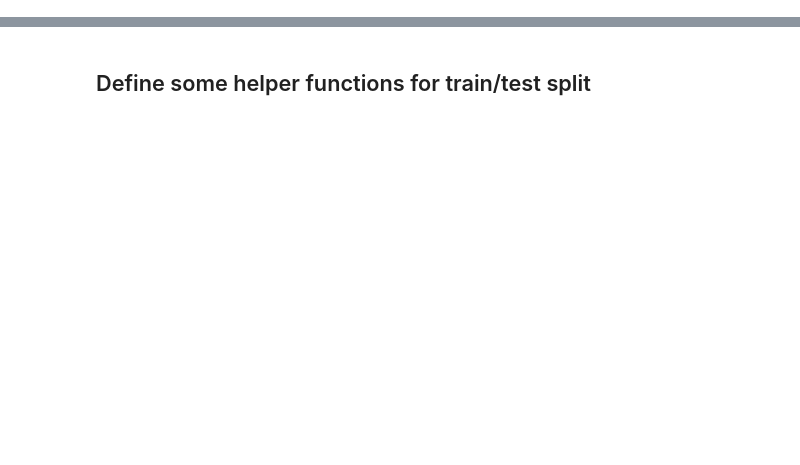
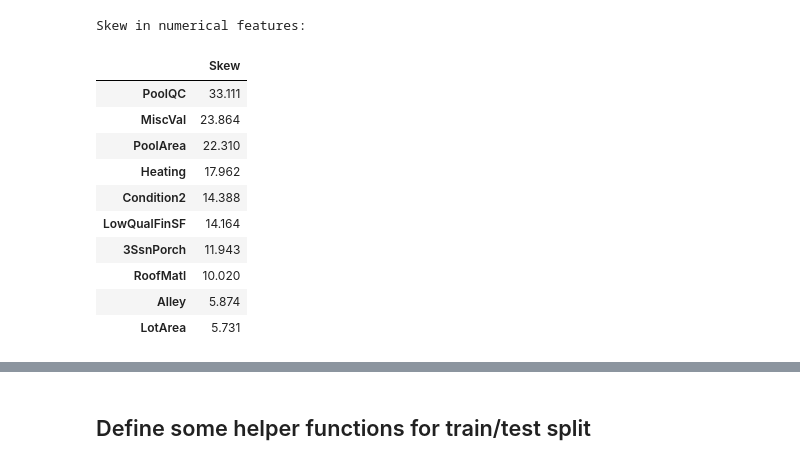
Before and after one commit to wakandan/kaggle, a Jupyter notebook: house-price/baseline-neural-network-Copy2.ipynb, the cells around one changed output, grey strips where cells are left out. Cells and saved outputs as stored; diff of their text form; code cells hidden in the pictures; blank space fills up the shorter version.

```diff
--- a/house-price/baseline-neural-network-Copy2.ipynb
+++ b/house-price/baseline-neural-network-Copy2.ipynb
@@ -100,0 +130,19 @@ Number of rows without outliers: 1314
+# %%
+combined = pd.concat([train_df, test_df])
+skewed_feats = combined.apply(lambda x: skew(x.dropna())).sort_values(ascending=False)
+print("\nSkew in numerical features: \n")
+skewness = pd.DataFrame({'Skew' :skewed_feats})
+skewness.head(10)
+# %% [output]
+Skew in numerical features:
+|  | Skew |
+| PoolQC | 33.111 |
+| MiscVal | 23.864 |
+| PoolArea | 22.310 |
+| Heating | 17.962 |
+| Condition2 | 14.388 |
+| LowQualFinSF | 14.164 |
+| 3SsnPorch | 11.943 |
+| RoofMatl | 10.020 |
+| Alley | 5.874 |
+| LotArea | 5.731 |
```
Also changed, not shown: parts of 13 cells of this notebook, 3 other files.
